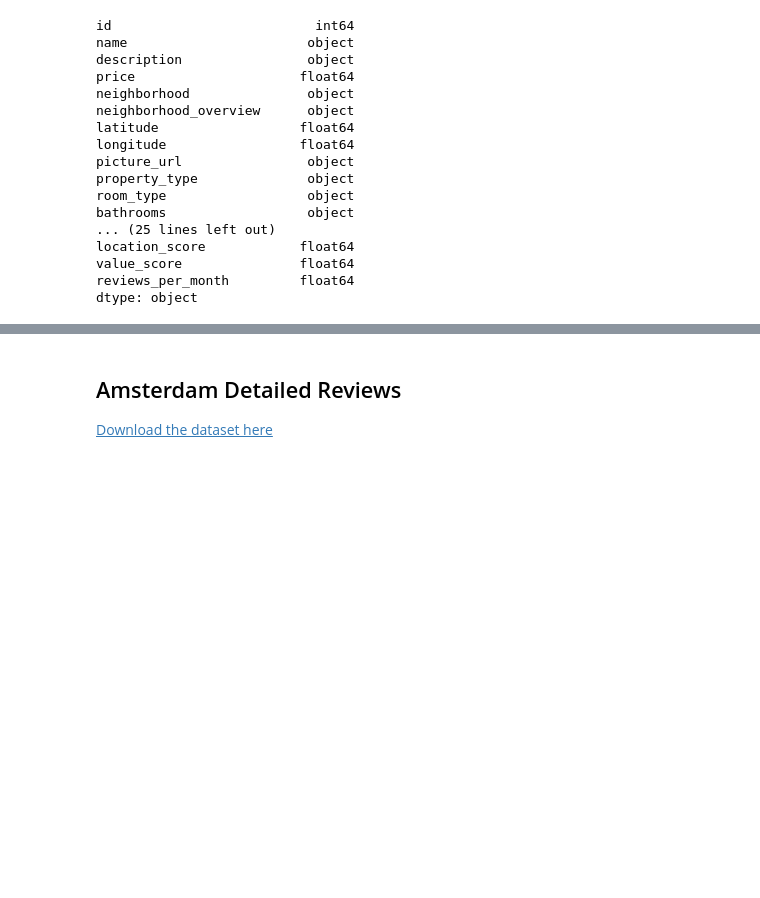
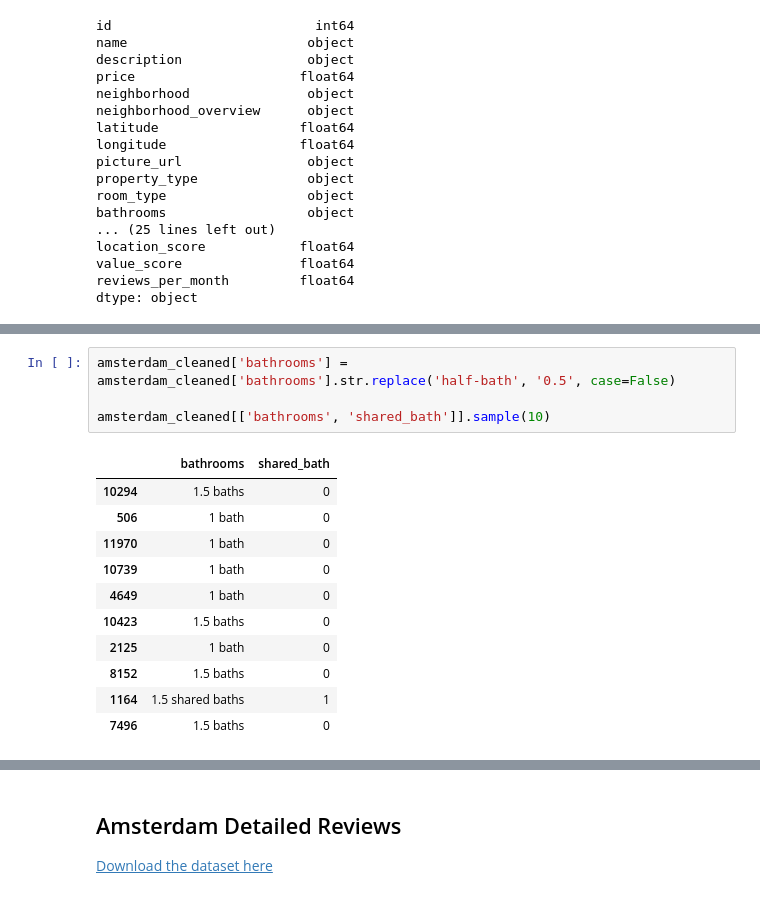
Before and after one commit to BW-TT-158-AirBnB/Data-Science-Unit3-and-Unit4, a Jupyter notebook: notebooks/BW4_AirBnB_EDA.ipynb, the cells around one changed output, grey strips where cells are left out. Cells and saved outputs as stored; diff of their text form; blank space fills up the shorter version.

```diff
--- a/notebooks/BW4_AirBnB_EDA.ipynb
+++ b/notebooks/BW4_AirBnB_EDA.ipynb
@@ -476,0 +493,16 @@ amsterdam_cleaned[['bathrooms', 'shared_bath']].sample(10)
+# %%
+amsterdam_cleaned['bathrooms'] = amsterdam_cleaned['bathrooms'].str.replace('half-bath', '0.5', case=False)
+
+amsterdam_cleaned[['bathrooms', 'shared_bath']].sample(10)
+# %% [output]
+|  | bathrooms | shared_bath |
+| 10294 | 1.5 baths | 0 |
+| 506 | 1 bath | 0 |
+| 11970 | 1 bath | 0 |
+| 10739 | 1 bath | 0 |
+| 4649 | 1 bath | 0 |
+| 10423 | 1.5 baths | 0 |
+| 2125 | 1 bath | 0 |
+| 8152 | 1.5 baths | 0 |
+| 1164 | 1.5 shared baths | 1 |
+| 7496 | 1.5 baths | 0 |
```
Also changed, not shown: parts of 15 cells of this notebook.
